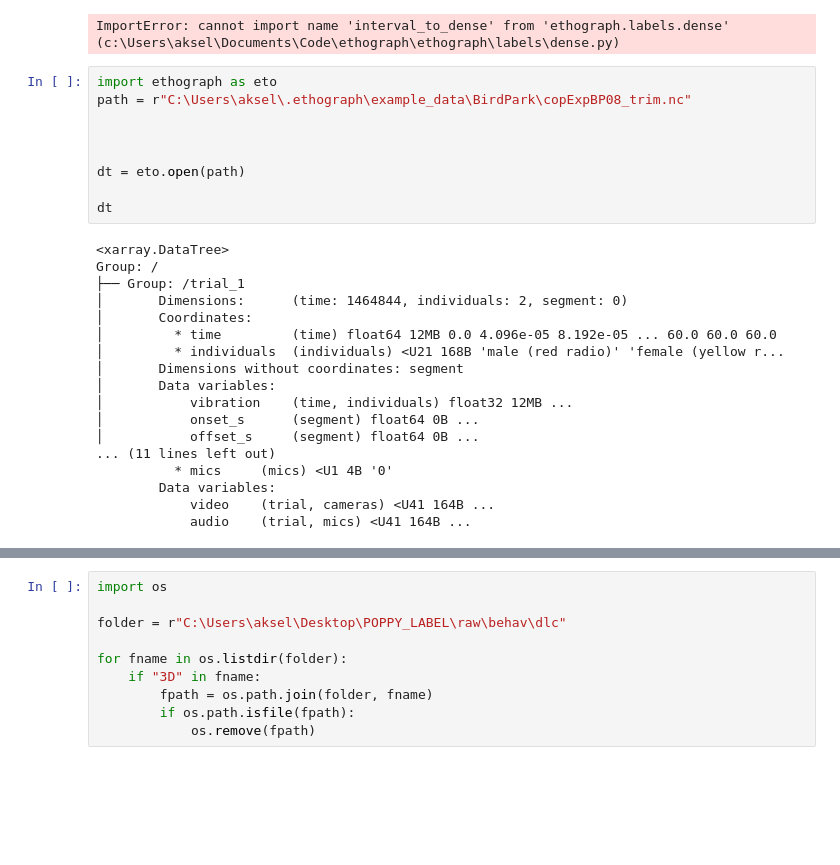
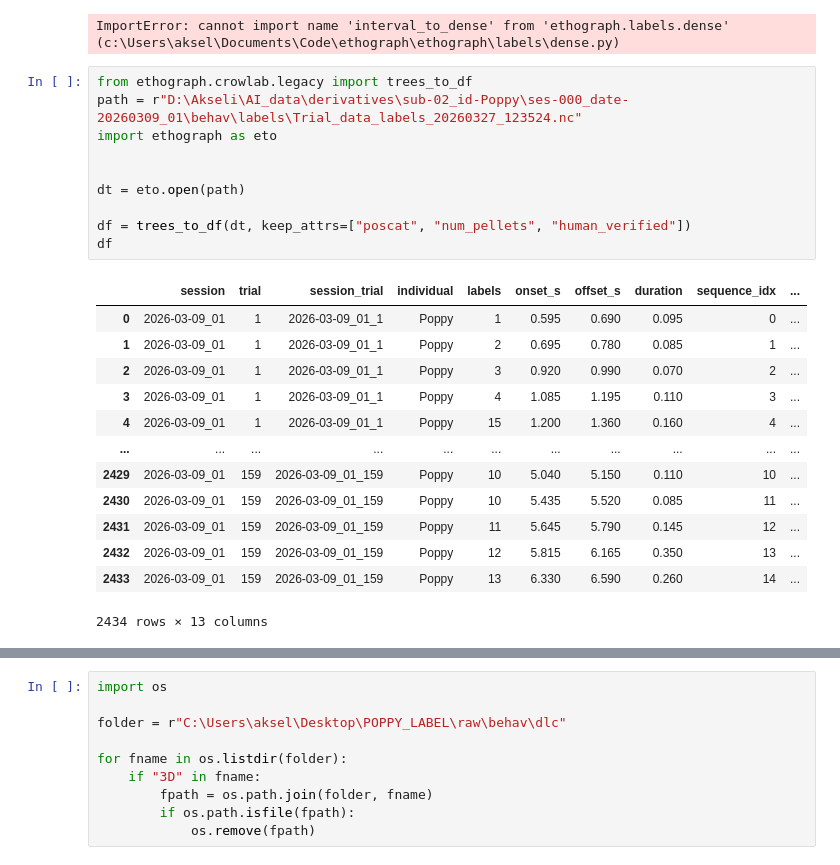
Before and after one commit to Akseli-Ilmanen/EthoGraph, a Jupyter notebook: test.ipynb, the cells around one changed output, grey strips where cells are left out. Drawn from its saved outputs; the diff is of its cells as text; blank space fills up the shorter version.

```diff
--- a/test.ipynb
+++ b/test.ipynb
@@ -80,29 +93,26 @@ array = intervals_to_dense(
 # %% [output]
 ImportError: cannot import name 'interval_to_dense' from 'ethograph.labels.dense' (c:\Users\aksel\Documents\Code\ethograph\ethograph\labels\dense.py)
 # %%
+from ethograph.crowlab.legacy import trees_to_df
+path = r"D:\Akseli\AI_data\derivatives\sub-02_id-Poppy\ses-000_date-20260309_01\behav\labels\Trial_data_labels_20260327_123524.nc"
 import ethograph as eto
-path = r"C:\Users\aksel\.ethograph\example_data\BirdPark\copExpBP08_trim.nc"
-
 
 
 dt = eto.open(path)
 
-dt
+df = trees_to_df(dt, keep_attrs=["poscat", "num_pellets", "human_verified"])
+df
 # %% [output]
+|  | session | trial | session_trial | individual | labels | onset_s | offset_s | duration | sequence_idx | ... |
+| 0 | 2026-03-09_01 | 1 | 2026-03-09_01_1 | Poppy | 1 | 0.595 | 0.690 | 0.095 | 0 | ... |
+| 1 | 2026-03-09_01 | 1 | 2026-03-09_01_1 | Poppy | 2 | 0.695 | 0.780 | 0.085 | 1 | ... |
+| 2 | 2026-03-09_01 | 1 | 2026-03-09_01_1 | Poppy | 3 | 0.920 | 0.990 | 0.070 | 2 | ... |
+| 3 | 2026-03-09_01 | 1 | 2026-03-09_01_1 | Poppy | 4 | 1.085 | 1.195 | 0.110 | 3 | ... |
+| 4 | 2026-03-09_01 | 1 | 2026-03-09_01_1 | Poppy | 15 | 1.200 | 1.360 | 0.160 | 4 | ... |
+| ... | ... | ... | ... | ... | ... | ... | ... | ... | ... | ... |
+| 2429 | 2026-03-09_01 | 159 | 2026-03-09_01_159 | Poppy | 10 | 5.040 | 5.150 | 0.110 | 10 | ... |
+| 2430 | 2026-03-09_01 | 159 | 2026-03-09_01_159 | Poppy | 10 | 5.435 | 5.520 | 0.085 | 11 | ... |
+| 2431 | 2026-03-09_01 | 159 | 2026-03-09_01_159 | Poppy | 11 | 5.645 | 5.790 | 0.145 | 12 | ... |
+| 2432 | 2026-03-09_01 | 159 | 2026-03-09_01_159 | Poppy | 12 | 5.815 | 6.165 | 0.350 | 13 | ... |
+| 2433 | 2026-03-09_01 | 159 | 2026-03-09_01_159 | Poppy | 13 | 6.330 | 6.590 | 0.260 | 14 | ... |
-<xarray.DataTree>
-Group: /
-├── Group: /trial_1
-│       Dimensions:      (time: 1464844, individuals: 2, segment: 0)
-│       Coordinates:
-│         * time         (time) float64 12MB 0.0 4.096e-05 8.192e-05 ... 60.0 60.0 60.0
-│         * individuals  (individuals) <U21 168B 'male (red radio)' 'female (yellow r...
-│       Dimensions without coordinates: segment
-│       Data variables:
-│           vibration    (time, individuals) float32 12MB ...
-│           onset_s      (segment) float64 0B ...
-│           offset_s     (segment) float64 0B ...
-... (11 lines left out)
-          * mics     (mics) <U1 4B '0'
-        Data variables:
-            video    (trial, cameras) <U41 164B ...
-            audio    (trial, mics) <U41 164B ...
+2434 rows × 13 columns
```
Also changed, not shown: parts of 11 cells of this notebook, 18 other files.
